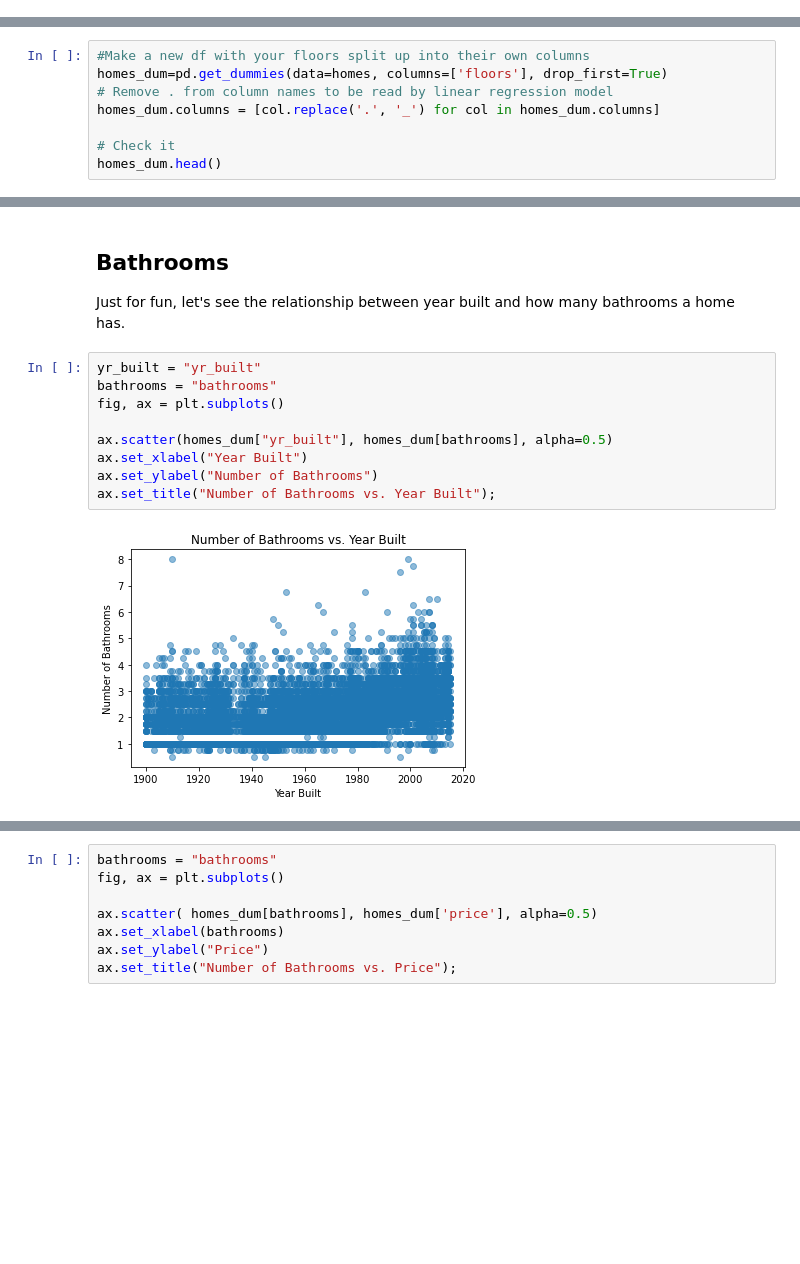
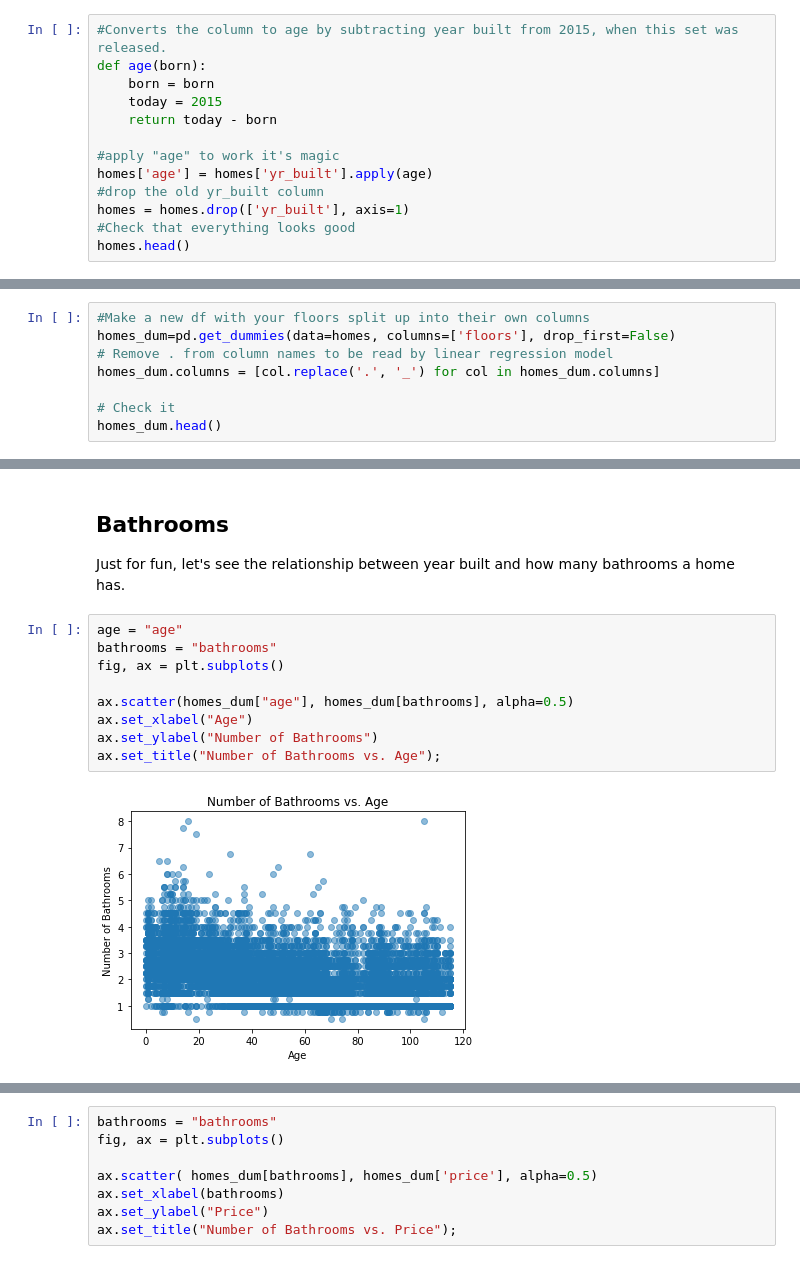
Before and after one commit to evamizer/phase-2-project, a Jupyter notebook: student.ipynb, the cells around one changed output, grey strips where cells are left out. Cells and saved outputs as stored; diff of their text form; blank space fills up the shorter version.

```diff
--- a/student.ipynb
+++ b/student.ipynb
@@ -300,0 +304,13 @@ However, when you are looking to **sell for the most**, you would actually want
+# %%
+#Converts the column to age by subtracting year built from 2015, when this set was released.
+def age(born):
+    born = born
+    today = 2015
+    return today - born
+
+#apply "age" to work it's magic
+homes['age'] = homes['yr_built'].apply(age)
+#drop the old yr_built column
+homes = homes.drop(['yr_built'], axis=1)
+#Check that everything looks good
+homes.head()
@@ -360,7 +383,7 @@ ax.set_title("Floors vs. Price");
 Since these have .5 incriments, we can't convert to int, but we can split them into dummies.
 # %%
 #Make a new df with your floors split up into their own columns
-homes_dum=pd.get_dummies(data=homes, columns=['floors'], drop_first=True)
+homes_dum=pd.get_dummies(data=homes, columns=['floors'], drop_first=False)
 # Remove . from column names to be read by linear regression model
 homes_dum.columns = [col.replace('.', '_') for col in homes_dum.columns]
 
@@ -471,14 +496,14 @@ So it appears most houses have 3 or 4 rooms, which felt surprising to me, but I
 
 Just for fun, let's see the relationship between year built and how many bathrooms a home has.
 # %%
-yr_built = "yr_built"
+age = "age"
 bathrooms = "bathrooms"
 fig, ax = plt.subplots()
 
-ax.scatter(homes_dum["yr_built"], homes_dum[bathrooms], alpha=0.5)
-ax.set_xlabel("Year Built")
+ax.scatter(homes_dum["age"], homes_dum[bathrooms], alpha=0.5)
+ax.set_xlabel("Age")
 ax.set_ylabel("Number of Bathrooms")
-ax.set_title("Number of Bathrooms vs. Year Built");
+ax.set_title("Number of Bathrooms vs. Age");
 # %% [output]
-[figure, old version]
+[figure, new version]
 # %% [markdown]
```
Also changed, not shown: parts of 94 cells of this notebook.
